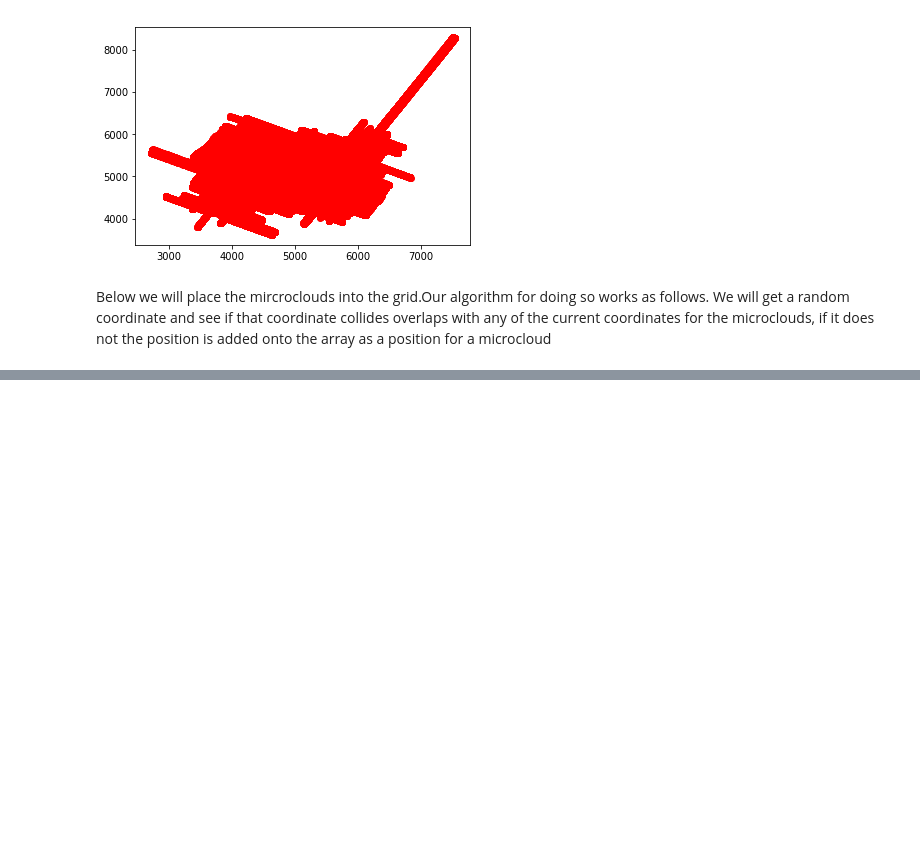
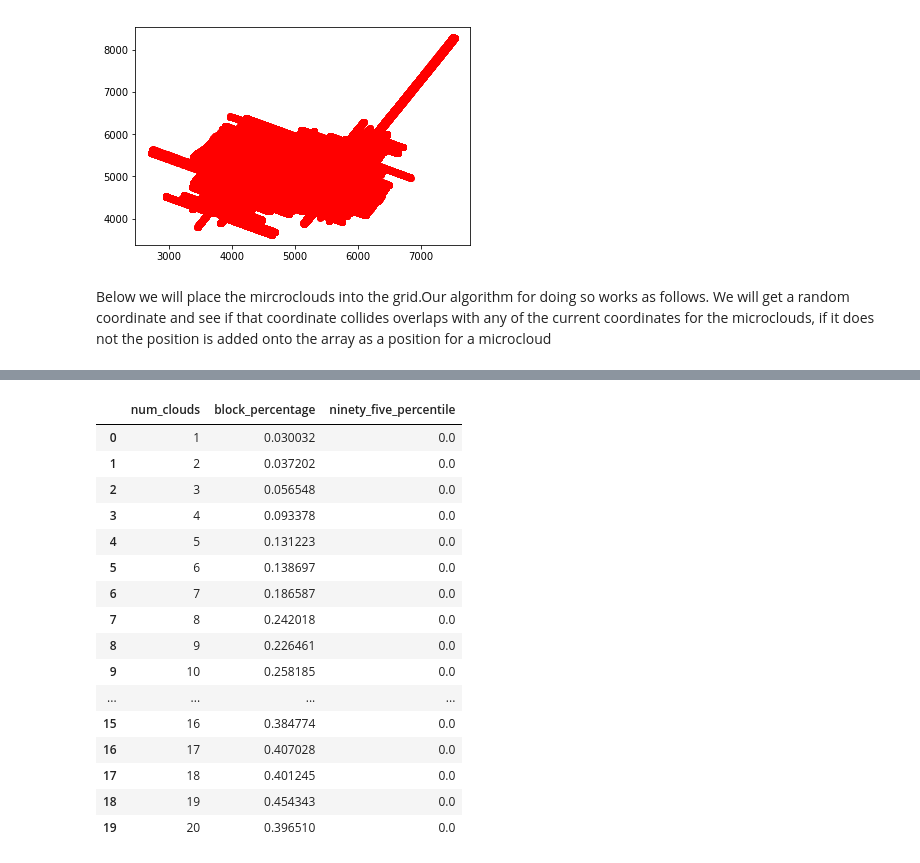
Before and after one commit to JuanMantica123/vanet_simulator, a Jupyter notebook: Vanet_Simulation_New_York.ipynb, the cells around one changed output, grey strips where cells are left out. Saved outputs shown, nothing was run; the diff lists cells and outputs as text; code cells hidden in the pictures; blank space fills up the shorter version.

```diff
--- a/Vanet_Simulation_New_York.ipynb
+++ b/Vanet_Simulation_New_York.ipynb
@@ -212,0 +181,20 @@ INFO:root:Finished setup started simulation with 78 microclouds
+# %%
+df_stats
+# %% [output]
+|  | num_clouds | block_percentage | ninety_five_percentile |
+| 0 | 1 | 0.030032 | 0.0 |
+| 1 | 2 | 0.037202 | 0.0 |
+| 2 | 3 | 0.056548 | 0.0 |
+| 3 | 4 | 0.093378 | 0.0 |
+| 4 | 5 | 0.131223 | 0.0 |
+| 5 | 6 | 0.138697 | 0.0 |
+| 6 | 7 | 0.186587 | 0.0 |
+| 7 | 8 | 0.242018 | 0.0 |
+| 8 | 9 | 0.226461 | 0.0 |
+| 9 | 10 | 0.258185 | 0.0 |
+| ... | ... | ... | ... |
+| 15 | 16 | 0.384774 | 0.0 |
+| 16 | 17 | 0.407028 | 0.0 |
+| 17 | 18 | 0.401245 | 0.0 |
+| 18 | 19 | 0.454343 | 0.0 |
+| 19 | 20 | 0.396510 | 0.0 |
```
Also changed, not shown: parts of 17 cells of this notebook, 11 other files.
